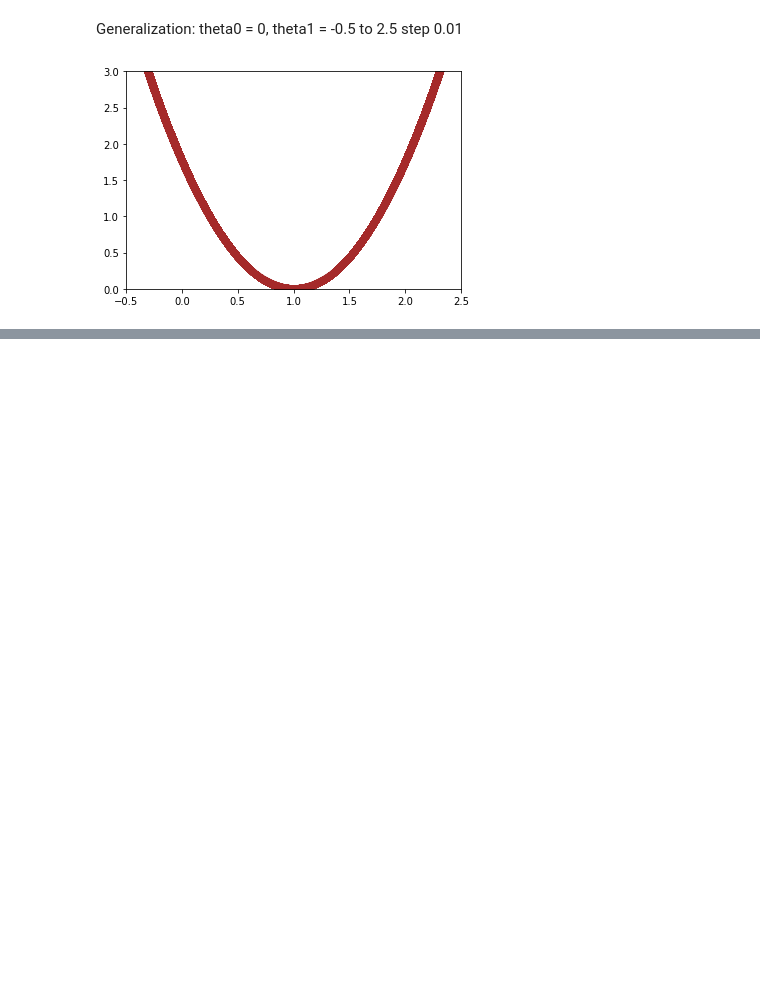
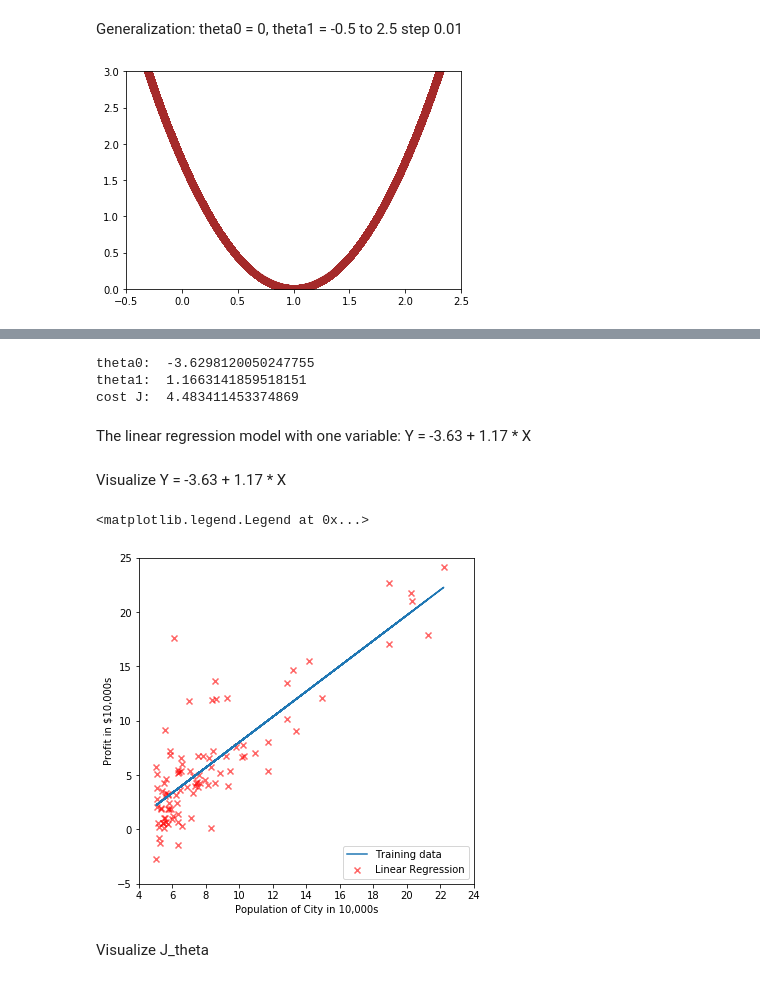
Before and after one commit to lxn1021/ML-Algo-Implementation, a Jupyter notebook: Linear Regression with One Variable.ipynb, the cells around one changed output, grey strips where cells are left out. Cells and saved outputs as stored; diff of their text form; code cells hidden in the pictures; blank space fills up the shorter version.

```diff
--- a/Linear Regression with One Variable.ipynb
+++ b/Linear Regression with One Variable.ipynb
@@ -145,0 +144,15 @@ costFunctionIter(0, -0.5, X, Y)
+# %%
+X = np.array(data["X"])
+Y = np.array(data["Y"])
+One = np.ones(len(X))
+X = np.transpose(np.vstack((One, X)))
+X_matrix = np.mat(X)
+Y_matrix = np.transpose(np.mat(Y))
+m = len(X)
+
+theta0 = 0
+theta1 = 0
+theta_matrix = np.transpose(np.mat(np.array((theta0, theta1))))
+
+H_x = X_matrix * theta_matrix
+J_theta = (sum(np.power(H_x - Y_matrix, 2)) / (2*m))[0, 0]
@@ -145,0 +205,36 @@ costFunctionIter(0, -0.5, X, Y)
+# %%
+print "theta0: ", list(gradientDesc(0, 0))[0], "\n", "theta1: ", list(gradientDesc(0, 0))[1], "\n", "cost J: ", list(gradientDesc(0, 0))[2]
+# %% [output]
+theta0:  -3.6298120050247755
+theta1:  1.1663141859518151
+cost J:  4.483411453374869
+# %% [markdown]
+The linear regression model with one variable: Y = -3.63 + 1.17 * X
+# %% [markdown]
+Visualize Y = -3.63 + 1.17 * X
+# %%
+theta0 = list(gradientDesc(0, 0))[0]
+theta1 = list(gradientDesc(0, 0))[1]
+
+theta_matrix = np.transpose(np.mat([theta0, theta1]))
+H_x = X_matrix * theta_matrix
+
+H_x_pd = pd.DataFrame(H_x)
+X_pd = pd.DataFrame(X_matrix[:, 1])
+# %%
+plt.figure(num = 1, figsize = (6, 6))
+
+plt.scatter(data["X"], data["Y"], color = "red", marker = "x", alpha = 0.6)
+plt.plot(X_pd, H_x_pd)
+plt.xlim((4, 24))
+plt.ylim((-5, 25))
+plt.xticks(range(4, 26, 2))
+plt.yticks(range(-5, 30, 5))
+plt.xlabel("Population of City in 10,000s")
+plt.ylabel("Profit in $10,000s")
+plt.legend(labels = ["Training data", "Linear Regression"], loc = "lower right")
+# %% [output]
+<matplotlib.legend.Legend at 0x...>
+[figure, added]
+# %% [markdown]
+Visualize J_theta
```
Also changed, not shown: parts of 33 cells of this notebook.
